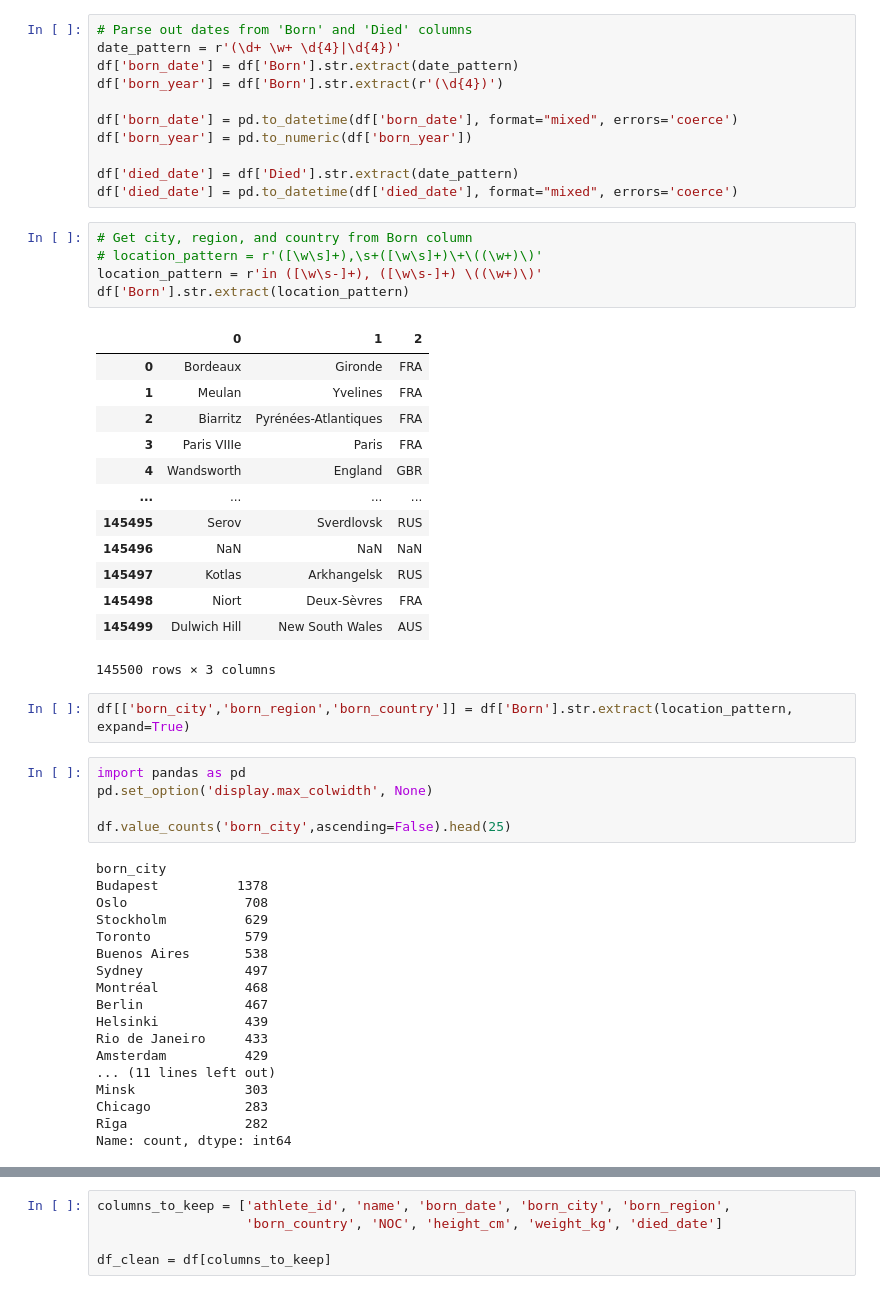
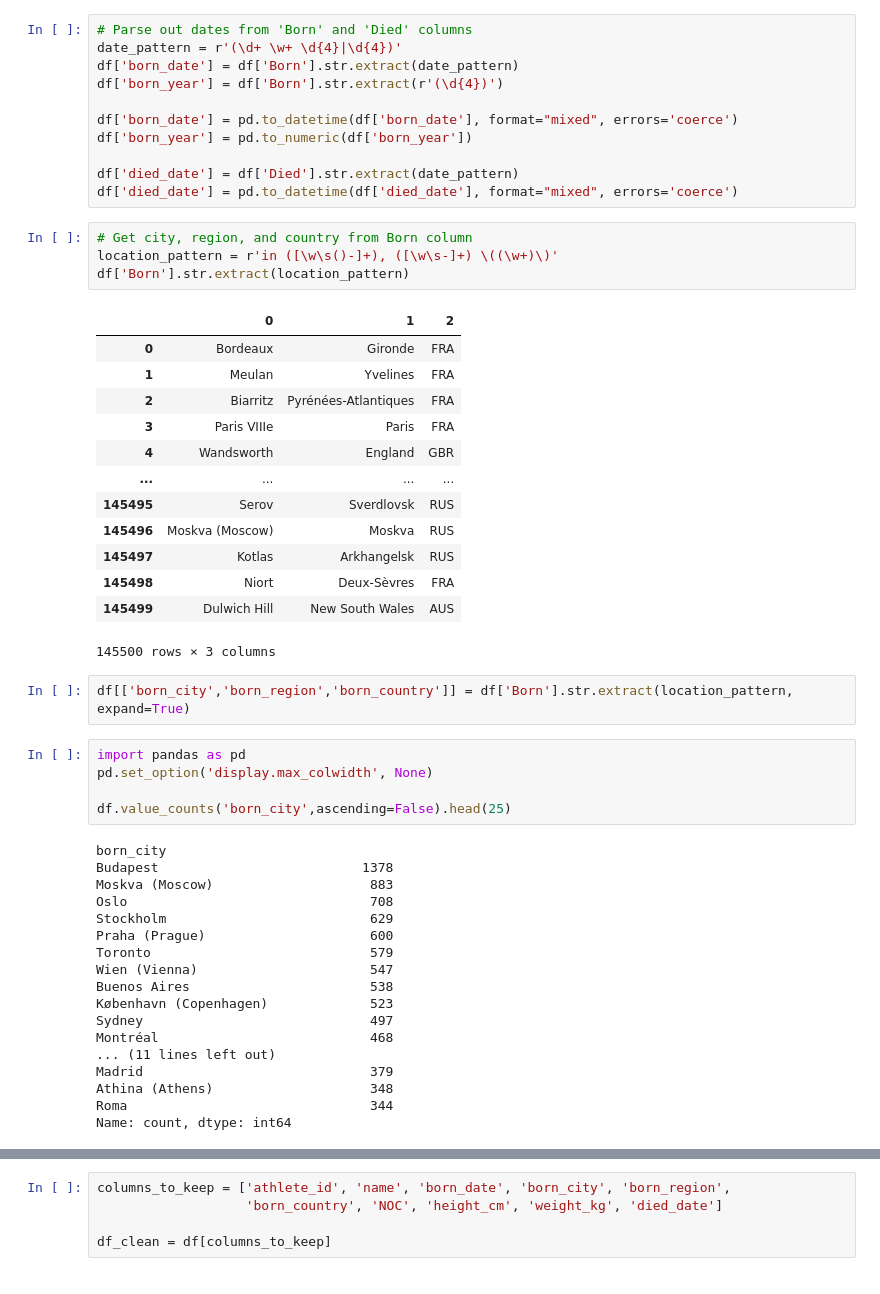
Before and after one commit to KeithGalli/Olympics-Dataset, a Jupyter notebook: clean_data.ipynb, the cells around one changed output, grey strips where cells are left out. Drawn from its saved outputs; the diff is of its cells as text.

Commit message:
Fixed city parsing to capture places like 'Moskva (Moscow)'. Also added results DF to clean-data directory

```diff
--- a/clean_data.ipynb
+++ b/clean_data.ipynb
@@ -68,19 +68,18 @@ df['died_date'] = df['Died'].str.extract(date_pattern)
 df['died_date'] = pd.to_datetime(df['died_date'], format="mixed", errors='coerce')
 # %%
 # Get city, region, and country from Born column
-# location_pattern = r'([\w\s]+),\s+([\w\s]+)\+\((\w+)\)'
-location_pattern = r'in ([\w\s-]+), ([\w\s-]+) \((\w+)\)'
+location_pattern = r'in ([\w\s()-]+), ([\w\s-]+) \((\w+)\)'
 df['Born'].str.extract(location_pattern)
 # %% [output]
 |  | 0 | 1 | 2 |
 | 0 | Bordeaux | Gironde | FRA |
 | 1 | Meulan | Yvelines | FRA |
 | 2 | Biarritz | Pyrénées-Atlantiques | FRA |
 | 3 | Paris VIIIe | Paris | FRA |
 | 4 | Wandsworth | England | GBR |
 | ... | ... | ... | ... |
 | 145495 | Serov | Sverdlovsk | RUS |
-| 145496 | NaN | NaN | NaN |
+| 145496 | Moskva (Moscow) | Moskva | RUS |
 | 145497 | Kotlas | Arkhangelsk | RUS |
 | 145498 | Niort | Deux-Sèvres | FRA |
 | 145499 | Dulwich Hill | New South Wales | AUS |
@@ -94,21 +93,21 @@ pd.set_option('display.max_colwidth', None)
 df.value_counts('born_city',ascending=False).head(25)
 # %% [output]
 born_city
-Budapest          1378
-Oslo               708
-Stockholm          629
-Toronto            579
-Buenos Aires       538
-Sydney             497
-Montréal           468
-Berlin             467
-Helsinki           439
-Rio de Janeiro     433
-Amsterdam          429
+Budapest                          1378
+Moskva (Moscow)                    883
+Oslo                               708
+Stockholm                          629
+Praha (Prague)                     600
+Toronto                            579
+Wien (Vienna)                      547
+Buenos Aires                       538
+København (Copenhagen)             523
+Sydney                             497
+Montréal                           468
 ... (11 lines left out)
-Minsk              303
-Chicago            283
-Rīga               282
+Madrid                             379
+Athina (Athens)                    348
+Roma                               344
 Name: count, dtype: int64
 # %%
 # Remove any unneccessary columns
```
Also changed, not shown: parts of 25 cells of this notebook, 2 other files.
